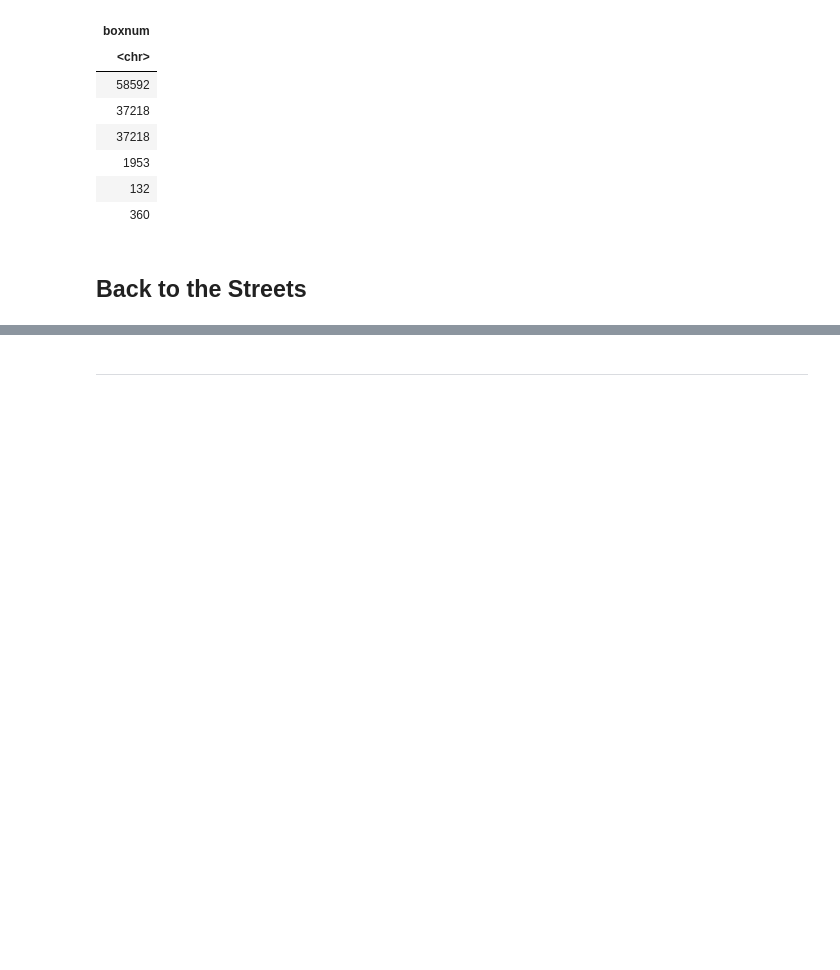
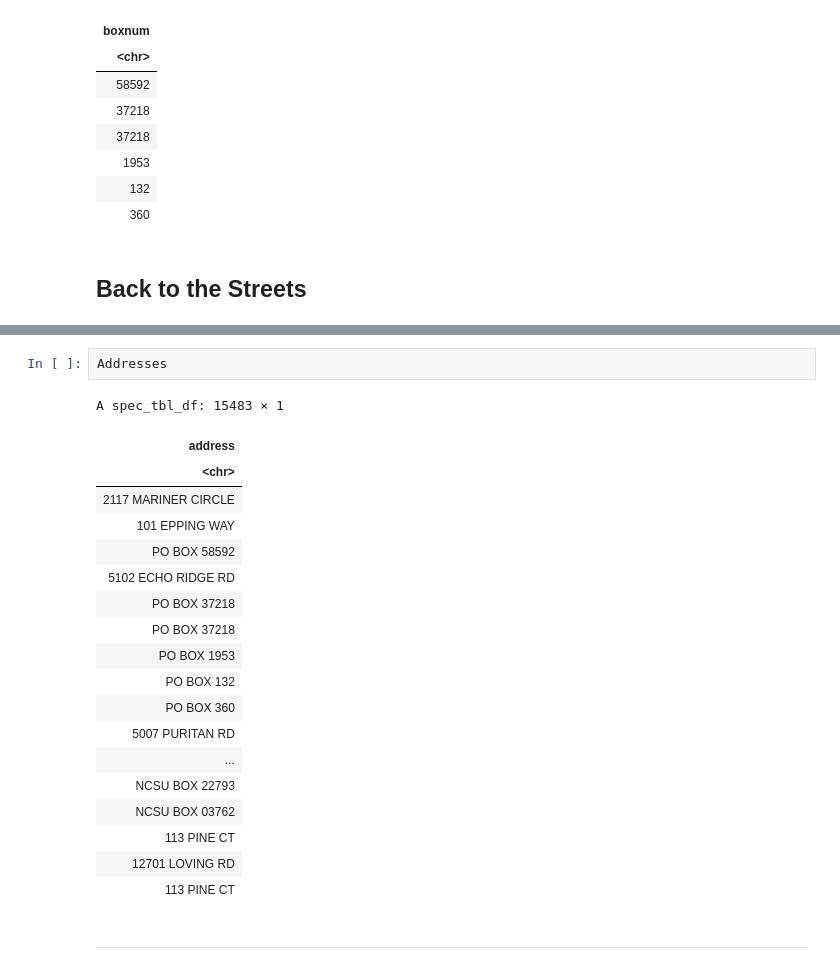
Before and after one commit to stat184-summer2023/a09-street-or-road-davefriedman01, a Jupyter notebook: A09.ipynb, the cells around one changed output, grey strips where cells are left out. Drawn from its saved outputs; the diff is of its cells as text; blank space fills up the shorter version.

```diff
--- a/A09.ipynb
+++ b/A09.ipynb
@@ -338,2 +453,24 @@ A spec_tbl_df: 2411 × 1
+# %%
+Addresses
+# %% [output]
+A spec_tbl_df: 15483 × 1
+| address |
+| <chr> |
+| 2117 MARINER CIRCLE |
+| 101 EPPING WAY |
+| PO BOX 58592 |
+| 5102 ECHO RIDGE RD |
+| PO BOX 37218 |
+| PO BOX 37218 |
+| PO BOX 1953 |
+| PO BOX 132 |
+| PO BOX 360 |
+| 5007 PURITAN RD |
+| ... |
+| NCSU BOX 22793 |
+| NCSU BOX 03762 |
+| 113 PINE CT |
+| 12701 LOVING RD |
+| 113 PINE CT |
 # %% [markdown]
 ---
```
Also changed, not shown: parts of 8 cells of this notebook, 1 other file.
